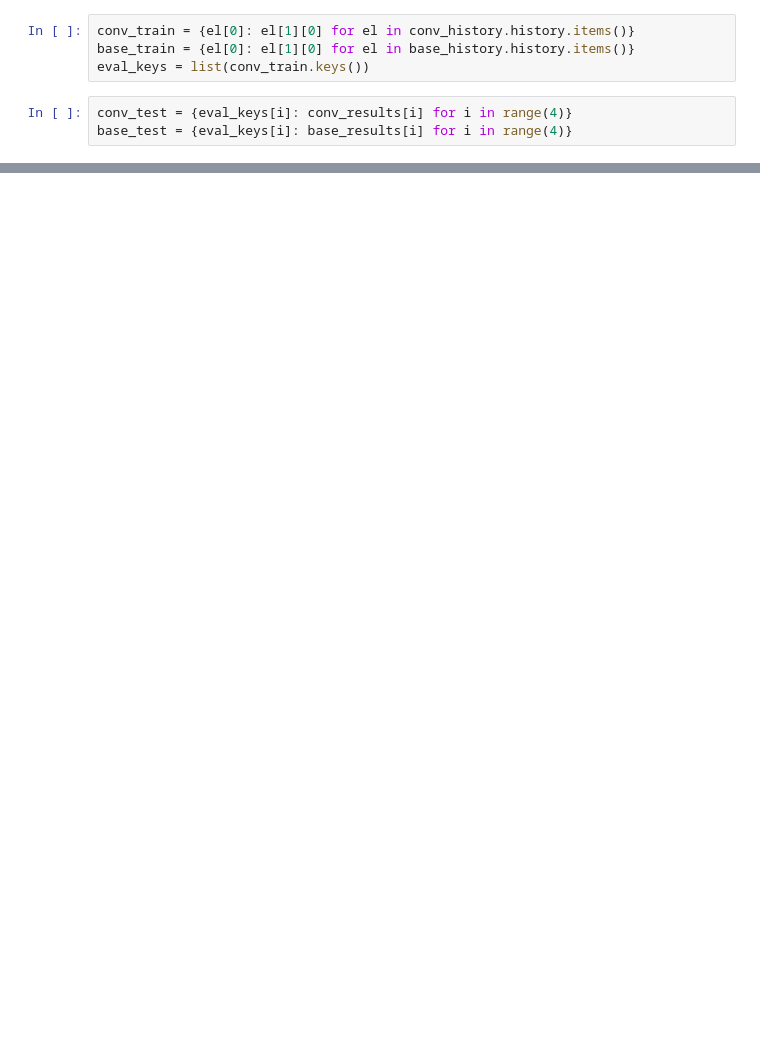
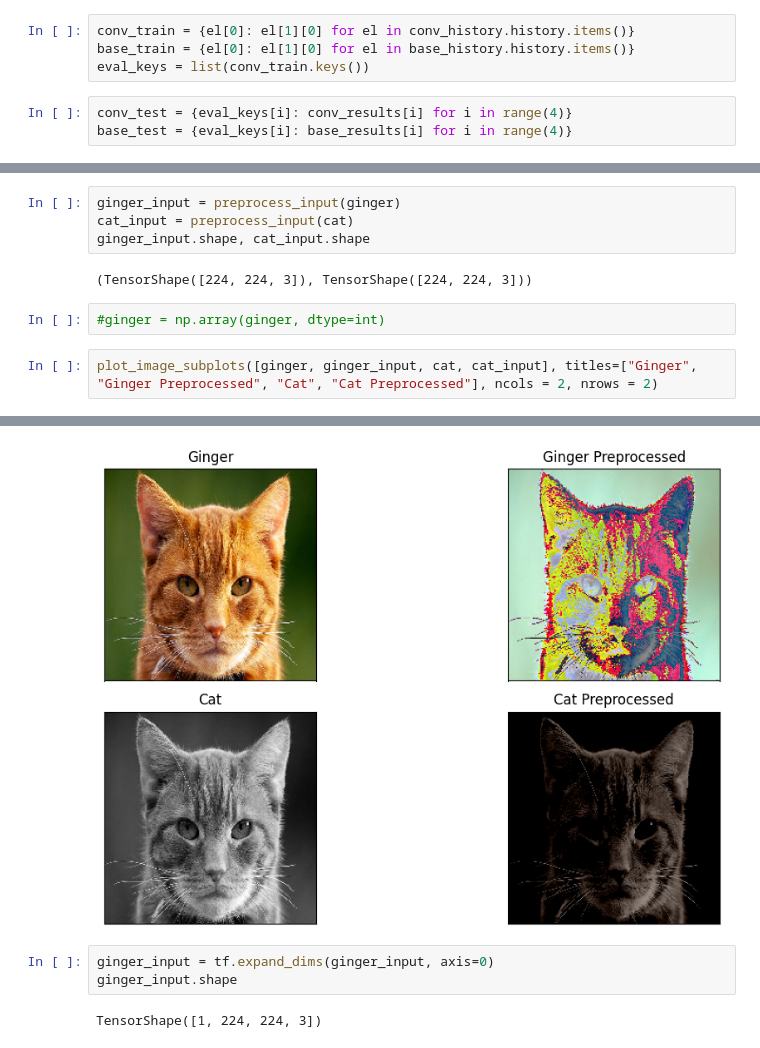
Before and after one commit to dtuleva/Images_and_Convolutions, a Jupyter notebook: Images_and_Convolutions_part_2_CNNs.ipynb, the cells around one changed output, grey strips where cells are left out. Drawn from its saved outputs; the diff is of its cells as text; blank space fills up the shorter version.

```diff
--- a/Images_and_Convolutions_part_2_CNNs.ipynb
+++ b/Images_and_Convolutions_part_2_CNNs.ipynb
@@ -343,0 +376,11 @@ pd.DataFrame.from_records([conv_train, conv_test, base_train, base_test], index
+# %%
+ginger_input = preprocess_input(ginger)
+cat_input = preprocess_input(cat)
+ginger_input.shape, cat_input.shape
+# %% [output]
+(TensorShape([224, 224, 3]), TensorShape([224, 224, 3]))
+# %%
+#ginger = np.array(ginger, dtype=int)
+# %%
+plot_image_subplots([ginger, ginger_input, cat, cat_input], titles=["Ginger", "Ginger Preprocessed", "Cat", "Cat Preprocessed"], ncols = 2, nrows = 2)
+# %% [output]
@@ -343,0 +388,6 @@ pd.DataFrame.from_records([conv_train, conv_test, base_train, base_test], index
+[figure, added]
+# %%
+ginger_input = tf.expand_dims(ginger_input, axis=0)
+ginger_input.shape
+# %% [output]
+TensorShape([1, 224, 224, 3])
```
Also changed, not shown: parts of 26 cells of this notebook.
